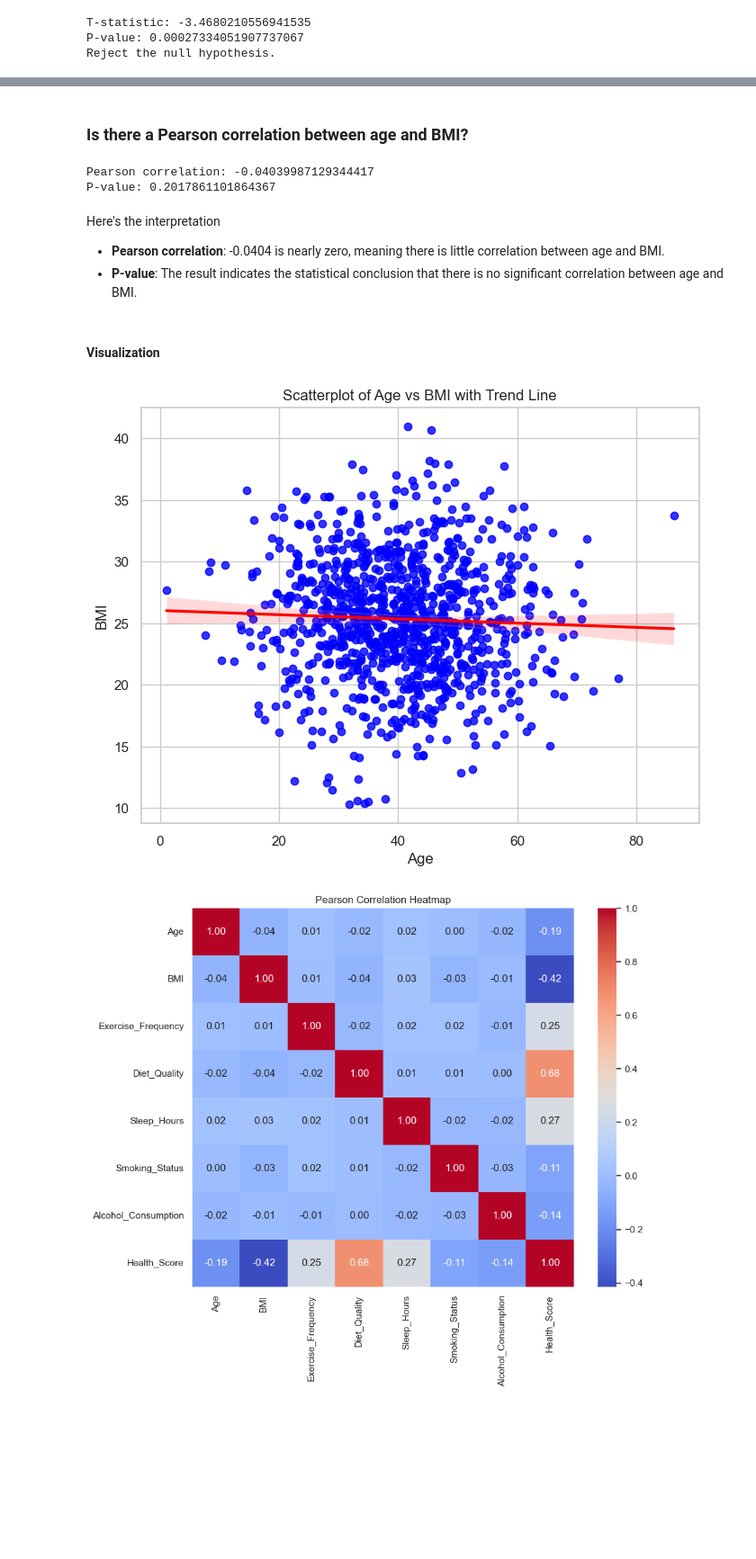
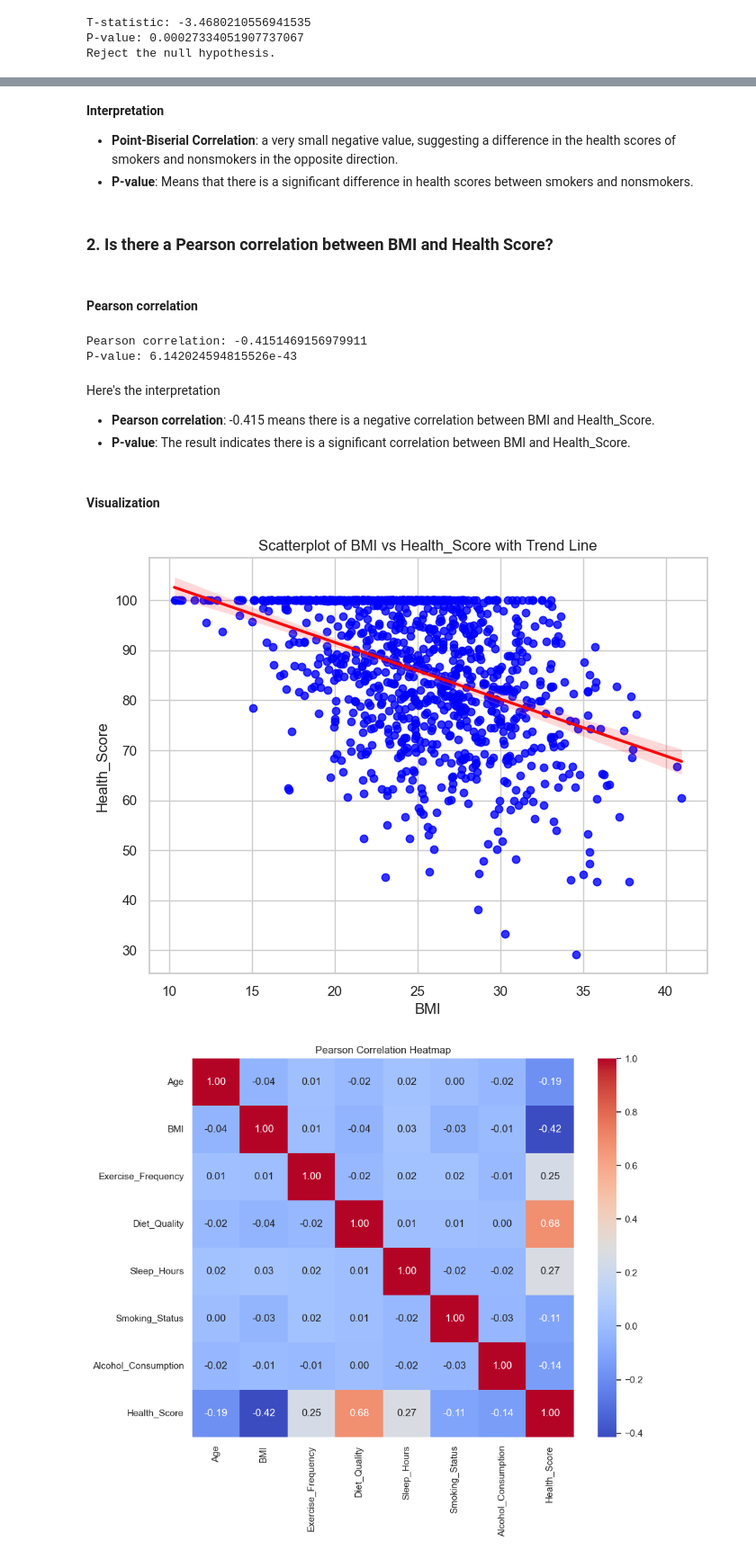
Before and after one commit to suguru-o5/ds-0924, a Jupyter notebook: ds204/final-project/final-project.ipynb, the cells around one changed output, grey strips where cells are left out. Shown at 90% size. Drawn from its saved outputs; the diff is of its cells as text; code cells hidden in the pictures; blank space fills up the shorter version.

```diff
--- a/ds204/final-project/final-project.ipynb
+++ b/ds204/final-project/final-project.ipynb
@@ -186,29 +208,35 @@ Here's the interpretation
+# %% [markdown]
+**Interpretation**
+- **Point-Biserial Correlation**: a very small negative value, suggesting a difference in the health scores of smokers and nonsmokers in the opposite direction.
+- **P-value**: Means that there is a significant difference in health scores between smokers and nonsmokers.
 # %% [markdown]
-### Is there a Pearson correlation between age and BMI?
+### 2. Is there a Pearson correlation between BMI and Health Score?
+# %% [markdown]
+#### Pearson correlation
 # %%
 # Pearson
-corr, p_value = stats.pearsonr(data['Age'], data['BMI'])
+corr, p_value = stats.pearsonr(data['BMI'], data['Health_Score'])
 
 print(f"Pearson correlation: {corr}")
 print(f"P-value: {p_value}")
 # %% [output]
-Pearson correlation: -0.04039987129344417
-P-value: 0.2017861101864367
+Pearson correlation: -0.4151469156979911
+P-value: 6.142024594815526e-43
 # %% [markdown]
 Here's the interpretation
-- **Pearson correlation**: -0.0404 is nearly zero, meaning there is little correlation between age and BMI.
-- **P-value**: The result indicates the statistical conclusion that there is no significant correlation between age and BMI.
+- **Pearson correlation**: -0.415 means there is a negative correlation between BMI and Health_Score.
+- **P-value**: The result indicates there is a significant correlation between BMI and Health_Score.
 # %% [markdown]
 #### Visualization
 # %%
 plt.figure(figsize=(8, 6))
-sns.regplot(x='Age', y='BMI', data=data, scatter_kws={'color': 'blue'}, line_kws={'color': 'red'})
-plt.xlabel('Age')
-plt.ylabel('BMI')
-plt.title('Scatterplot of Age vs BMI with Trend Line')
+sns.regplot(x='BMI', y='Health_Score', data=data, scatter_kws={'color': 'blue'}, line_kws={'color': 'red'})
+plt.xlabel('BMI')
+plt.ylabel('Health_Score')
+plt.title('Scatterplot of BMI vs Health_Score with Trend Line')
 plt.show()
 # %% [output]
-[figure, old version]
+[figure, new version]
 # %%
 # Compute the Pearson correlation matrix
 pearson_corr = data.corr(method='pearson')
```
Also changed, not shown: parts of 31 cells of this notebook.
